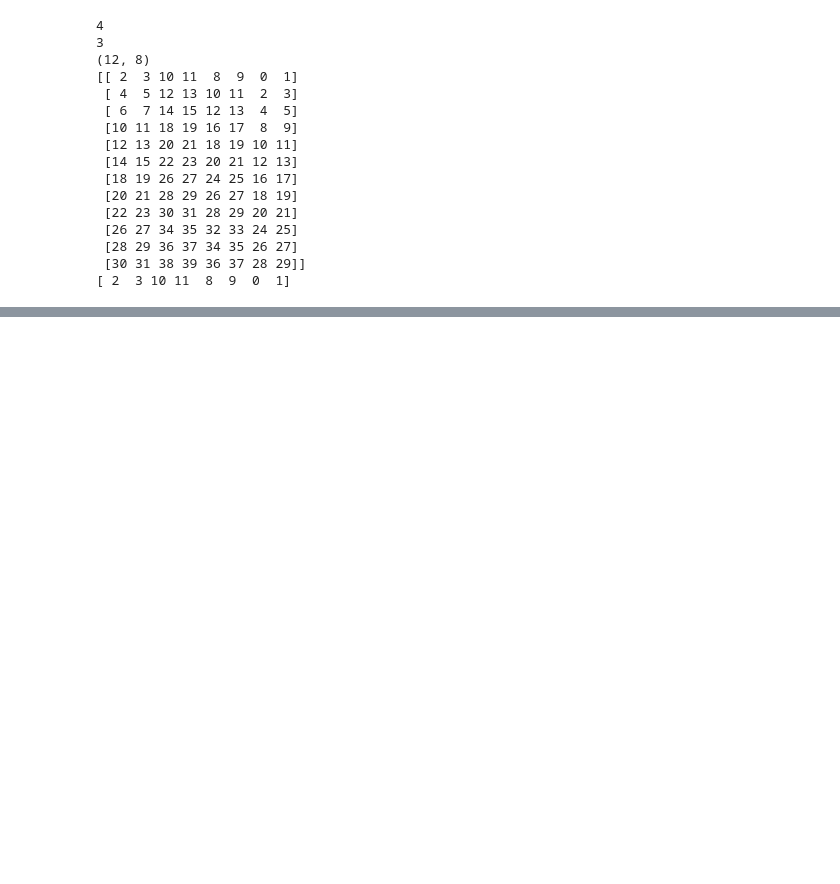
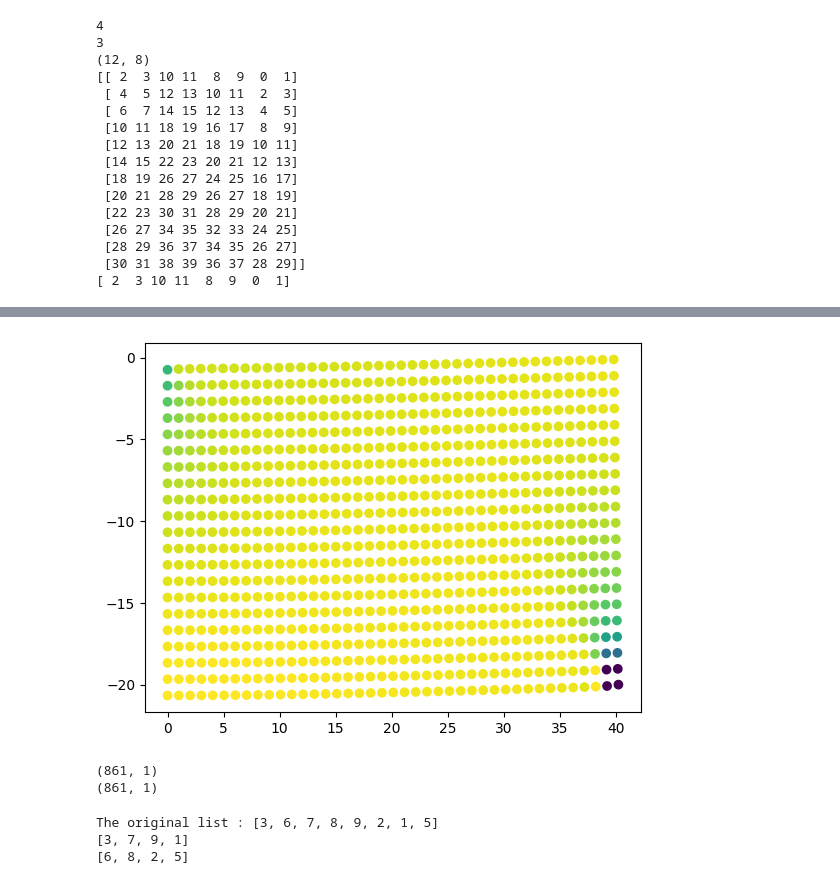
Before and after one commit to katerina2901/NLA_Topology_team, a Jupyter notebook: 2d_topology.ipynb, the cells around one changed output, grey strips where cells are left out. Cells and saved outputs as stored; diff of their text form; code cells hidden in the pictures; blank space fills up the shorter version.

Commit message:
stress and strain computition is added

```diff
--- a/2d_topology.ipynb
+++ b/2d_topology.ipynb
@@ -380,0 +507,26 @@ for elx in range(nelx):
+# %%
+plt.scatter(X_coords, Y_coords, c=node_stress[:, 1, np.newaxis])
+plt.show()
+# %% [output]
+[figure, added]
+# %%
+print(disp_module.shape)
+print(node_stress[:, 1, np.newaxis].shape)
+# %% [output]
+(861, 1)
+(861, 1)
+# %%
+# initializing list
+test_list = [3, 6, 7, 8, 9, 2, 1, 5]
+
+# printing original list
+print("The original list : " + str(test_list))
+
+# Using list slicing
+# Separating odd and even index elements
+print(test_list[::2])
+print(test_list[1::2])
+# %% [output]
+The original list : [3, 6, 7, 8, 9, 2, 1, 5]
+[3, 7, 9, 1]
+[6, 8, 2, 5]
```
Also changed, not shown: parts of 4 cells of this notebook.
